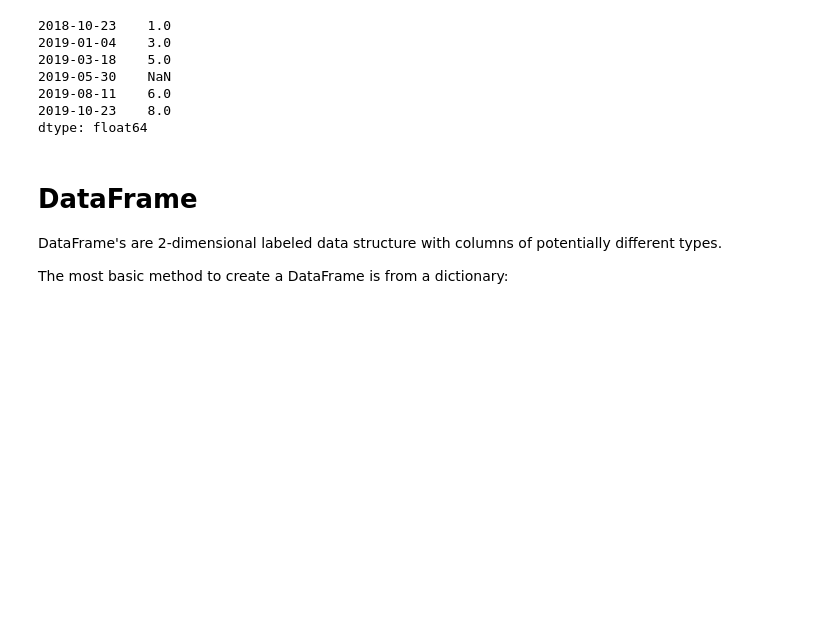
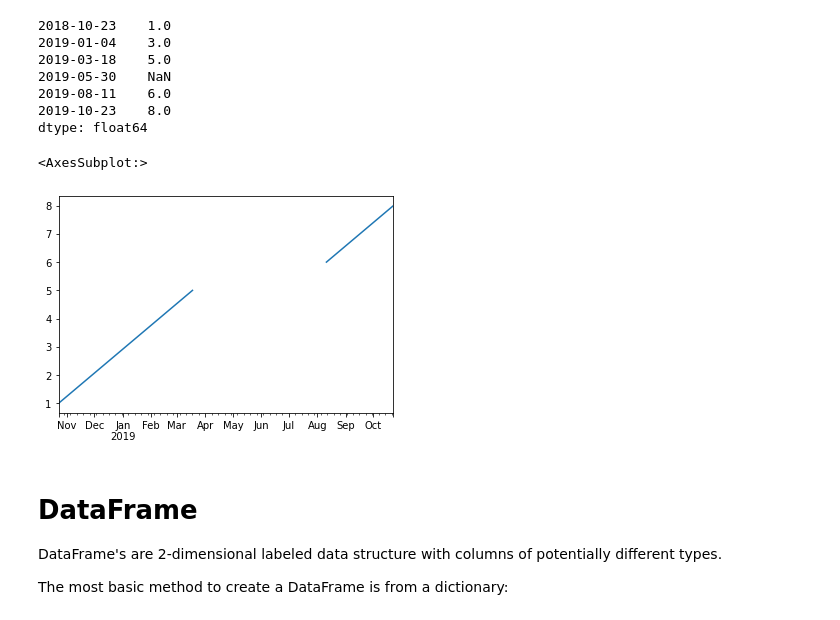
Before and after one commit to BI-DS/GRA4157, a Jupyter notebook: lectures/04-pandas/Pandas.ipynb, the cells around one changed output. Drawn from its saved outputs; the diff is of its cells as text; code cells hidden in the pictures; blank space fills up the shorter version.

```diff
--- a/lectures/04-pandas/Pandas.ipynb
+++ b/lectures/04-pandas/Pandas.ipynb
@@ -155,6 +155,11 @@ s3
 2019-08-11    6.0
 2019-10-23    8.0
 dtype: float64
+# %%
+s3.plot()
+# %% [output]
+<AxesSubplot:>
+[figure, added]
 # %% [markdown]
 # DataFrame
 
```
Also changed, not shown: parts of 7 cells of this notebook.
